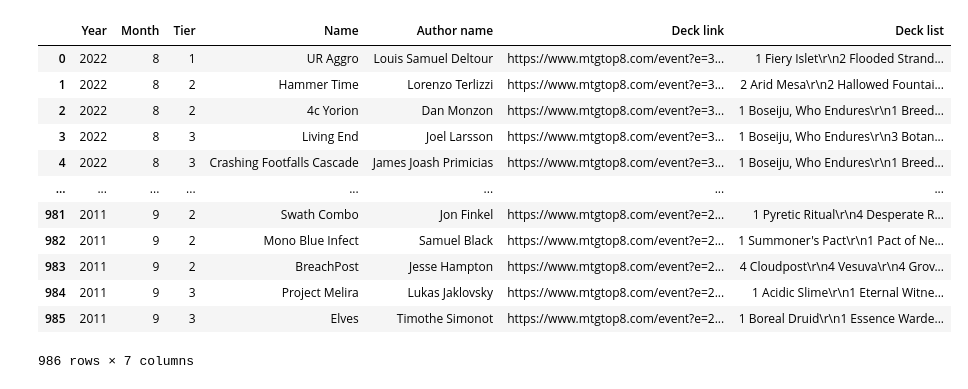
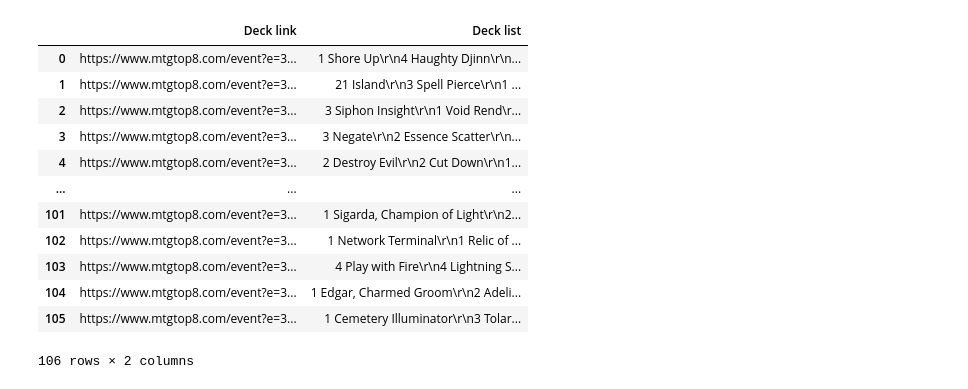
Before and after one commit to Mickie-n-s/MTG_Project, a Jupyter notebook: Cleaning.ipynb, the cells around one changed output. Cells and saved outputs as stored; diff of their text form; code cells hidden in the pictures.

```diff
--- a/Cleaning.ipynb
+++ b/Cleaning.ipynb
@@ -1,23 +1,23 @@
 # %%
 import pandas as pd
 
-file_to_load= "modern decks.csv"
+file_to_load= "standard decks.csv"
 
-Modern_df=pd.read_csv(file_to_load)
+standard_df=pd.read_csv(file_to_load)
 
-Modern_df
+standard_df
 # %% [output]
-|  | Year | Month | Tier | Name | Author name | Deck link | Deck list |
-| 0 | 2022 | 8 | 1 | UR Aggro | Louis Samuel Deltour | https://www.mtgtop8.com/event?e=3... | 1 Fiery Islet\r\n2 Flooded Strand... |
-| 1 | 2022 | 8 | 2 | Hammer Time | Lorenzo Terlizzi | https://www.mtgtop8.com/event?e=3... | 2 Arid Mesa\r\n2 Hallowed Fountai... |
-| 2 | 2022 | 8 | 2 | 4c Yorion | Dan Monzon | https://www.mtgtop8.com/event?e=3... | 1 Boseiju, Who Endures\r\n1 Breed... |
-| 3 | 2022 | 8 | 3 | Living End | Joel Larsson | https://www.mtgtop8.com/event?e=3... | 1 Boseiju, Who Endures\r\n3 Botan... |
-| 4 | 2022 | 8 | 3 | Crashing Footfalls Cascade | James Joash Primicias | https://www.mtgtop8.com/event?e=3... | 1 Boseiju, Who Endures\r\n1 Breed... |
-| ... | ... | ... | ... | ... | ... | ... | ... |
-| 981 | 2011 | 9 | 2 | Swath Combo | Jon Finkel | https://www.mtgtop8.com/event?e=2... | 1 Pyretic Ritual\r\n4 Desperate R... |
-| 982 | 2011 | 9 | 2 | Mono Blue Infect | Samuel Black | https://www.mtgtop8.com/event?e=2... | 1 Summoner's Pact\r\n1 Pact of Ne... |
-| 983 | 2011 | 9 | 2 | BreachPost | Jesse Hampton | https://www.mtgtop8.com/event?e=2... | 4 Cloudpost\r\n4 Vesuva\r\n4 Grov... |
-| 984 | 2011 | 9 | 3 | Project Melira | Lukas Jaklovsky | https://www.mtgtop8.com/event?e=2... | 1 Acidic Slime\r\n1 Eternal Witne... |
-| 985 | 2011 | 9 | 3 | Elves | Timothe Simonot | https://www.mtgtop8.com/event?e=2... | 1 Boreal Druid\r\n1 Essence Warde... |
+|  | Deck link | Deck list |
+| 0 | https://www.mtgtop8.com/event?e=3... | 1 Shore Up\r\n4 Haughty Djinn\r\n... |
+| 1 | https://www.mtgtop8.com/event?e=3... | 21 Island\r\n3 Spell Pierce\r\n1 ... |
+| 2 | https://www.mtgtop8.com/event?e=3... | 3 Siphon Insight\r\n1 Void Rend\r... |
+| 3 | https://www.mtgtop8.com/event?e=3... | 3 Negate\r\n2 Essence Scatter\r\n... |
+| 4 | https://www.mtgtop8.com/event?e=3... | 2 Destroy Evil\r\n2 Cut Down\r\n1... |
+| ... | ... | ... |
+| 101 | https://www.mtgtop8.com/event?e=3... | 1 Sigarda, Champion of Light\r\n2... |
+| 102 | https://www.mtgtop8.com/event?e=3... | 1 Network Terminal\r\n1 Relic of ... |
+| 103 | https://www.mtgtop8.com/event?e=3... | 4 Play with Fire\r\n4 Lightning S... |
+| 104 | https://www.mtgtop8.com/event?e=3... | 1 Edgar, Charmed Groom\r\n2 Adeli... |
+| 105 | https://www.mtgtop8.com/event?e=3... | 1 Cemetery Illuminator\r\n3 Tolar... |
-986 rows × 7 columns
+106 rows × 2 columns
 # %%
```
Also changed, not shown: parts of 19 cells of this notebook, 6 other files.
